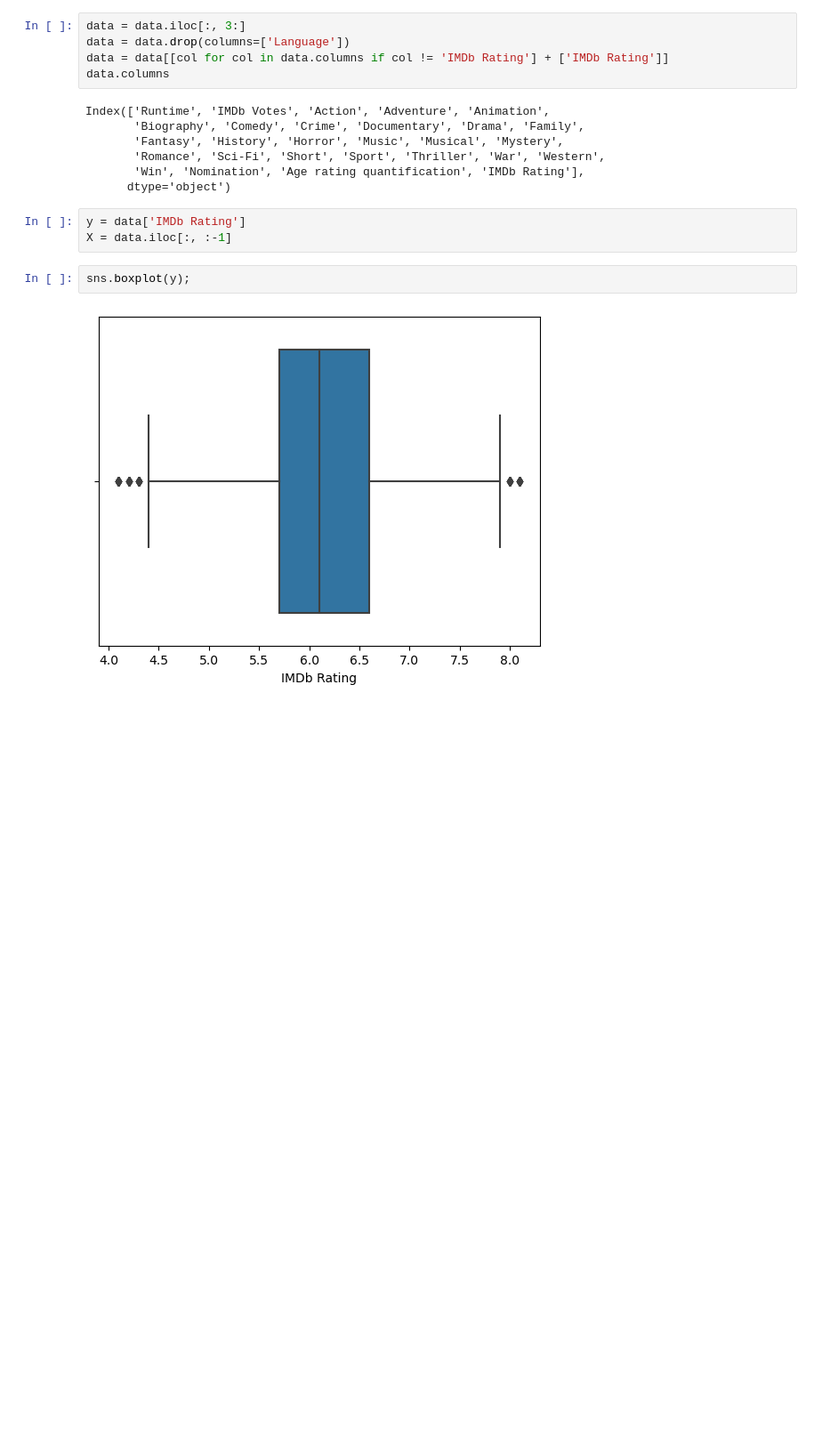
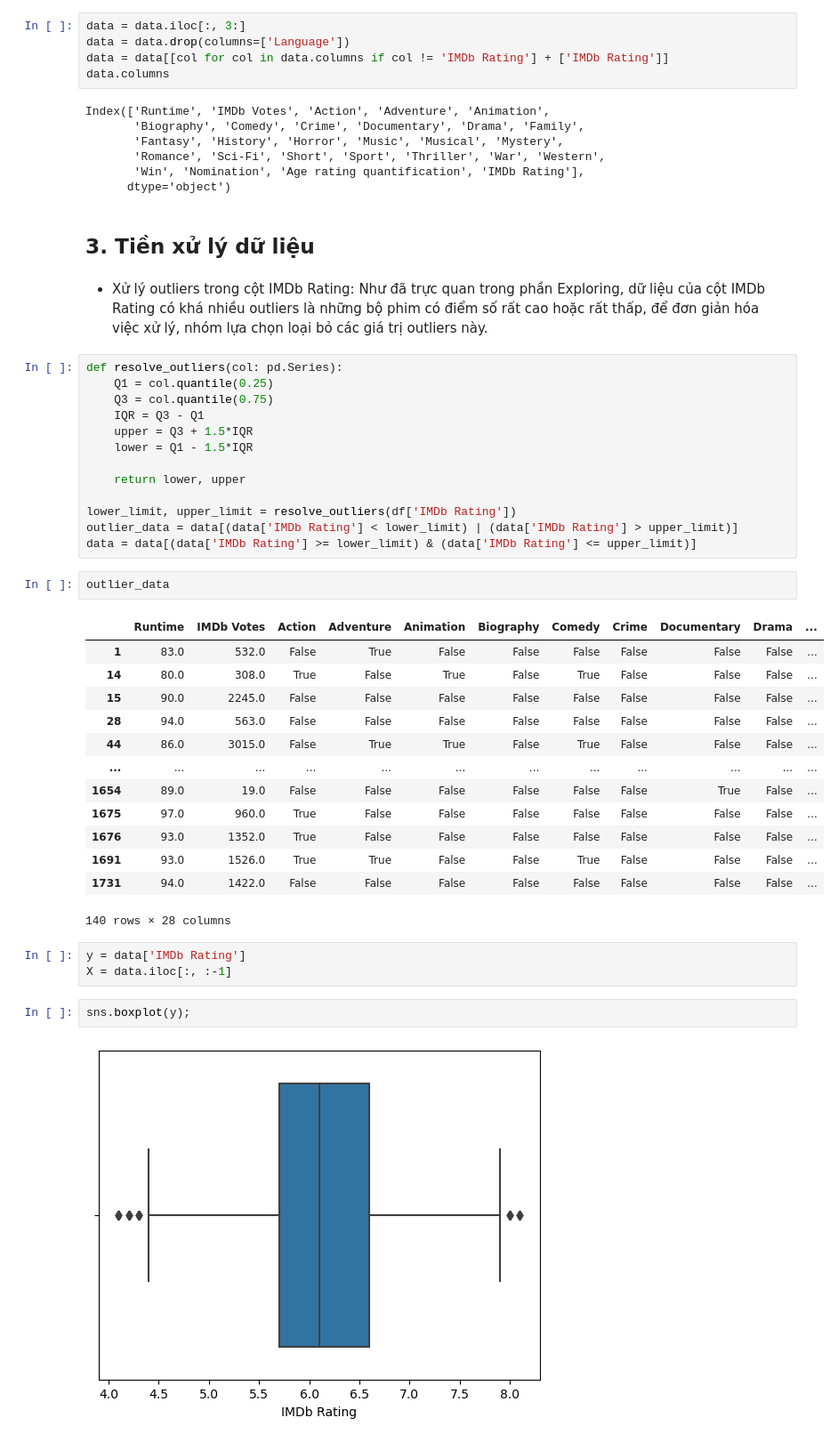
Before and after one commit to alpaca3000/IntroToDS, a Jupyter notebook: Source_codes/ML1.ipynb, the cells around one changed output. Shown: that part at 89% size. Drawn from its saved outputs; the diff is of its cells as text; blank space fills up the shorter version.

Commit message:
Fomat ML 2: Ratings Prediction for Predicting and Evaluating on Valid set

```diff
--- a/Source_codes/ML1.ipynb
+++ b/Source_codes/ML1.ipynb
@@ -64,6 +63,39 @@ Index(['Runtime', 'IMDb Votes', 'Action', 'Adventure', 'Animation',
        'Romance', 'Sci-Fi', 'Short', 'Sport', 'Thriller', 'War', 'Western',
        'Win', 'Nomination', 'Age rating quantification', 'IMDb Rating'],
       dtype='object')
+# %% [markdown]
+## 3. Tiền xử lý dữ liệu
+# %% [markdown]
+- Xử lý outliers trong cột IMDb Rating: Như đã trực quan trong phần Exploring, dữ liệu của cột IMDb Rating có khá nhiều outliers là những bộ phim có điểm số rất cao hoặc rất thấp, để đơn giản hóa việc xử lý, nhóm lựa chọn loại bỏ các giá trị outliers này.
+# %%
+def resolve_outliers(col: pd.Series):
+    Q1 = col.quantile(0.25)
+    Q3 = col.quantile(0.75)
+    IQR = Q3 - Q1
+    upper = Q3 + 1.5*IQR
+    lower = Q1 - 1.5*IQR
+
+    return lower, upper
+
+lower_limit, upper_limit = resolve_outliers(df['IMDb Rating'])
+outlier_data = data[(data['IMDb Rating'] < lower_limit) | (data['IMDb Rating'] > upper_limit)]
+data = data[(data['IMDb Rating'] >= lower_limit) & (data['IMDb Rating'] <= upper_limit)]
+# %%
+outlier_data
+# %% [output]
+|  | Runtime | IMDb Votes | Action | Adventure | Animation | Biography | Comedy | Crime | Documentary | Drama | ... |
+| 1 | 83.0 | 532.0 | False | True | False | False | False | False | False | False | ... |
+| 14 | 80.0 | 308.0 | True | False | True | False | True | False | False | False | ... |
+| 15 | 90.0 | 2245.0 | False | False | False | False | False | False | False | False | ... |
+| 28 | 94.0 | 563.0 | False | False | False | False | False | False | False | False | ... |
+| 44 | 86.0 | 3015.0 | False | True | True | False | True | False | False | False | ... |
+| ... | ... | ... | ... | ... | ... | ... | ... | ... | ... | ... | ... |
+| 1654 | 89.0 | 19.0 | False | False | False | False | False | False | True | False | ... |
+| 1675 | 97.0 | 960.0 | True | False | False | False | False | False | False | False | ... |
+| 1676 | 93.0 | 1352.0 | True | False | False | False | False | False | False | False | ... |
+| 1691 | 93.0 | 1526.0 | True | True | False | False | True | False | False | False | ... |
+| 1731 | 94.0 | 1422.0 | False | False | False | False | False | False | False | False | ... |
+140 rows × 28 columns
 # %%
 y = data['IMDb Rating']
 X = data.iloc[:, :-1]
```
Also changed, not shown: parts of 44 cells of this notebook.
